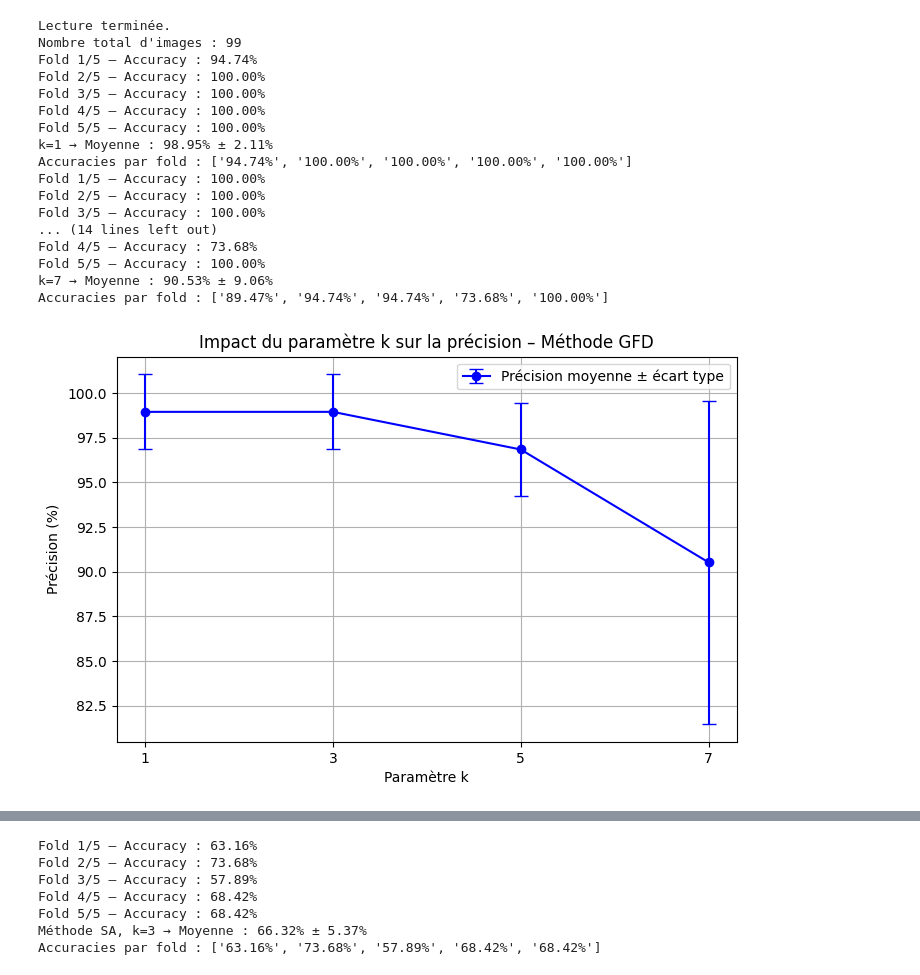
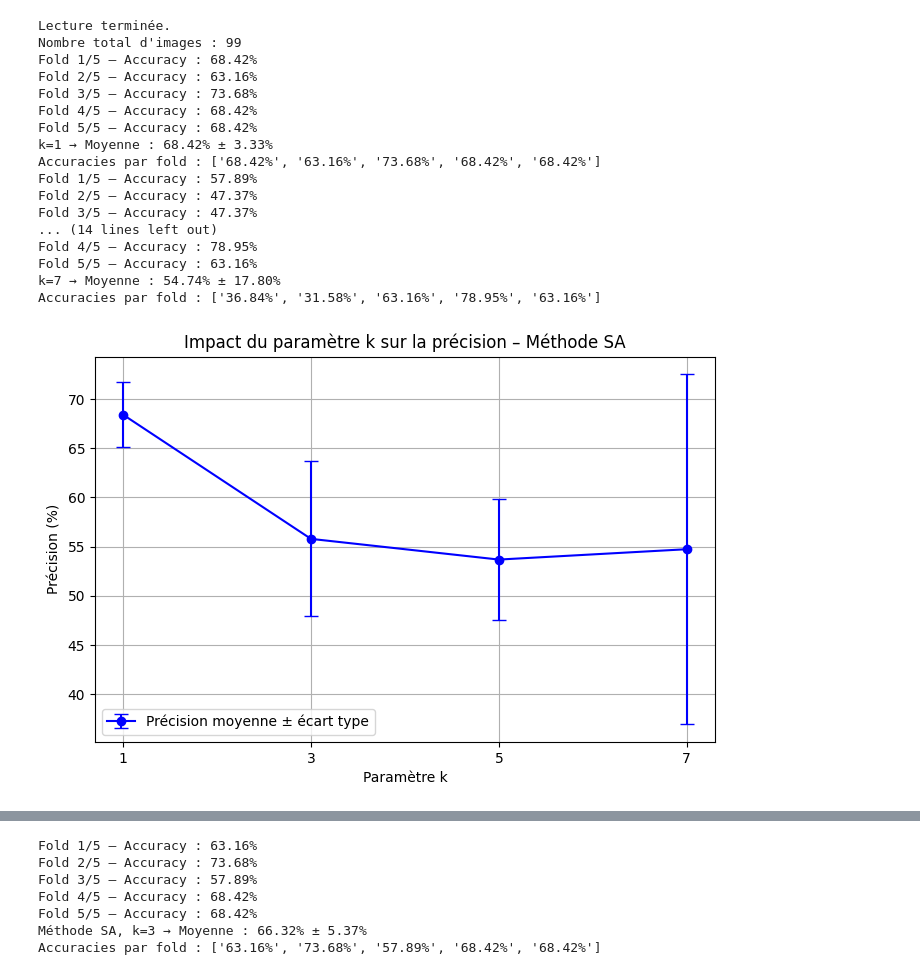
Before and after one commit to NicolasAdamczyk/ProjetRF, a Jupyter notebook: notebook.ipynb, the cells around one changed output, grey strips where cells are left out. Saved outputs shown, nothing was run; the diff lists cells and outputs as text; code cells hidden in the pictures.

```diff
--- a/notebook.ipynb
+++ b/notebook.ipynb
@@ -31,52 +55,52 @@ print("Lecture terminée.")
 print("Nombre total d'images :", len(data))
 
 # ============================
-# IMPACT DU PARAMETRE K SUR LA PRECISION (Méthode GFD)
+# IMPACT DU PARAMETRE K SUR LA PRECISION (Méthode SA)
 # ============================
-method = "GFD"
+method = "SA"
 X = [data[key][method] for key in data if method in data[key]]
 y = [data[key]["class"] for key in data if method in data[key]]
 
 k_values = [1, 3, 5, 7]
 mean_accuracies = []
 std_accuracies = []
 
 for k in k_values:
     mean_acc, std_acc, accs = validation_croisee_knn(X, y, k=k, n_folds=5)
     mean_accuracies.append(mean_acc)
     std_accuracies.append(std_acc)
     print(f"k={k} → Moyenne : {mean_acc*100:.2f}% ± {std_acc*100:.2f}%")
     print(f"Accuracies par fold : {[f'{a*100:.2f}%' for a in accs]}")
 
 # ============================
 # PLOT
 # ============================
 plt.figure(figsize=(8,5))
 plt.errorbar(k_values, np.array(mean_accuracies)*100, yerr=np.array(std_accuracies)*100,
              fmt='-o', capsize=5, color='blue', label='Précision moyenne ± écart type')
 plt.xticks(k_values)
 plt.xlabel("Paramètre k")
 plt.ylabel("Précision (%)")
-plt.title("Impact du paramètre k sur la précision – Méthode GFD")
+plt.title("Impact du paramètre k sur la précision – Méthode "+ method)
 plt.grid(True)
 plt.legend()
 plt.show()
 # %% [output]
 Lecture terminée.
 Nombre total d'images : 99
-Fold 1/5 – Accuracy : 94.74%
-Fold 2/5 – Accuracy : 100.00%
-Fold 3/5 – Accuracy : 100.00%
-Fold 4/5 – Accuracy : 100.00%
-Fold 5/5 – Accuracy : 100.00%
-k=1 → Moyenne : 98.95% ± 2.11%
-Accuracies par fold : ['94.74%', '100.00%', '100.00%', '100.00%', '100.00%']
-Fold 1/5 – Accuracy : 100.00%
-Fold 2/5 – Accuracy : 100.00%
-Fold 3/5 – Accuracy : 100.00%
+Fold 1/5 – Accuracy : 68.42%
+Fold 2/5 – Accuracy : 63.16%
+Fold 3/5 – Accuracy : 73.68%
+Fold 4/5 – Accuracy : 68.42%
+Fold 5/5 – Accuracy : 68.42%
+k=1 → Moyenne : 68.42% ± 3.33%
+Accuracies par fold : ['68.42%', '63.16%', '73.68%', '68.42%', '68.42%']
+Fold 1/5 – Accuracy : 57.89%
+Fold 2/5 – Accuracy : 47.37%
+Fold 3/5 – Accuracy : 47.37%
 ... (14 lines left out)
-Fold 4/5 – Accuracy : 73.68%
-Fold 5/5 – Accuracy : 100.00%
-k=7 → Moyenne : 90.53% ± 9.06%
-Accuracies par fold : ['89.47%', '94.74%', '94.74%', '73.68%', '100.00%']
+Fold 4/5 – Accuracy : 78.95%
+Fold 5/5 – Accuracy : 63.16%
+k=7 → Moyenne : 54.74% ± 17.80%
+Accuracies par fold : ['36.84%', '31.58%', '63.16%', '78.95%', '63.16%']
-[figure, old version]
+[figure, new version]
```
Also changed, not shown: parts of 20 cells of this notebook, 8 other files.
